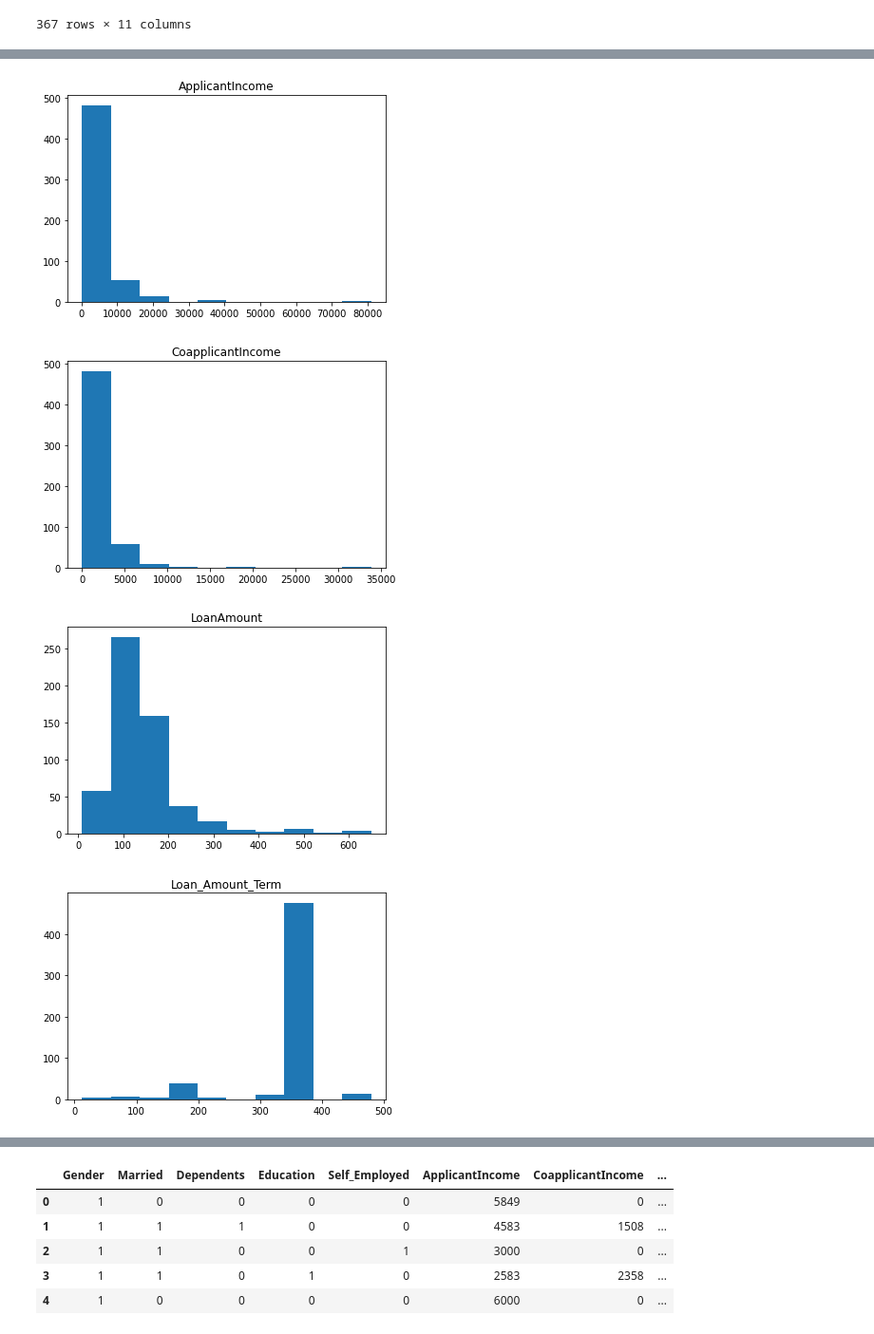
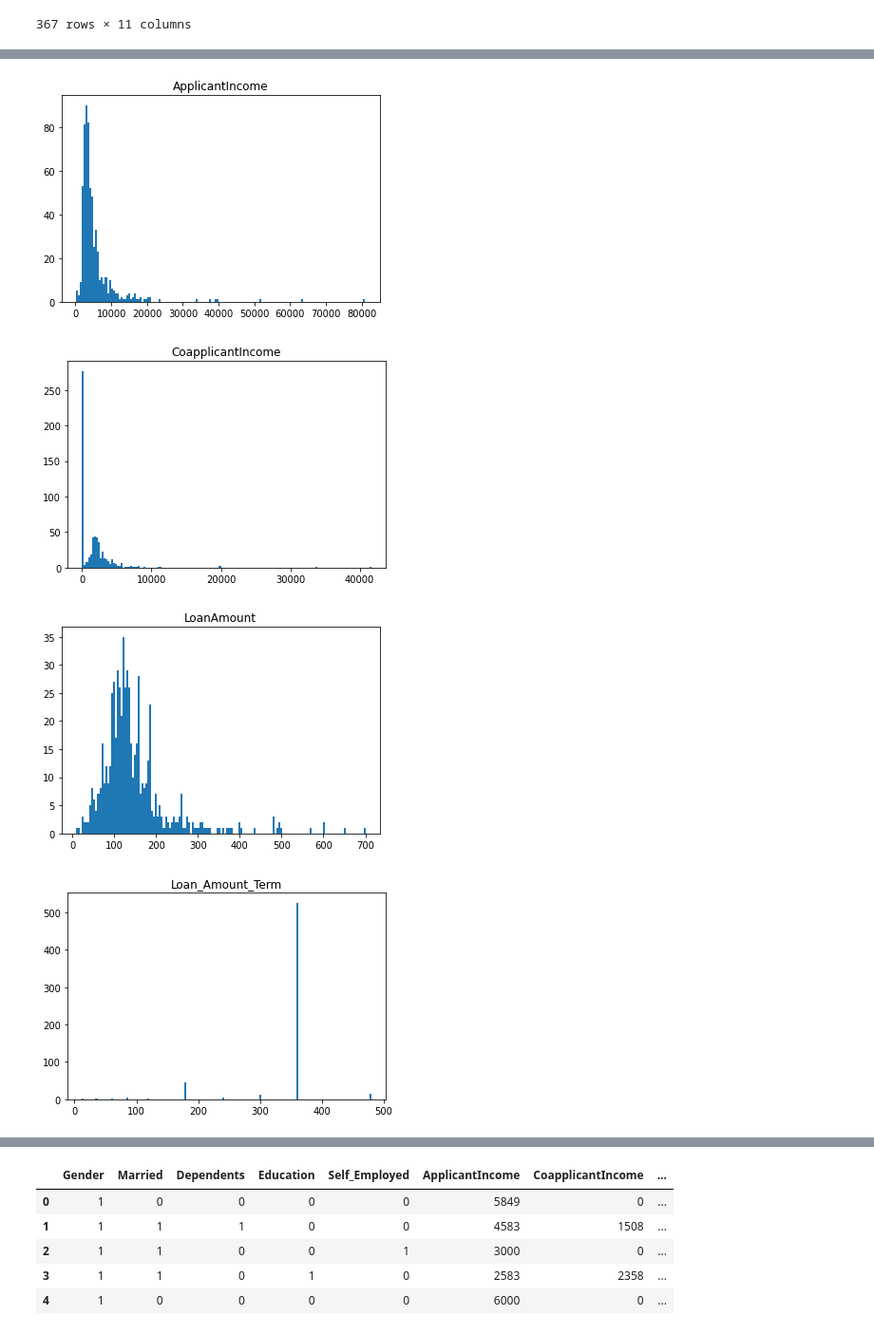
Before and after one commit to haltaf000/Loan-Calculator-, a Jupyter notebook: Loan Calculator.ipynb, the cells around one changed output, grey strips where cells are left out. Shown at 95% size. Saved outputs shown, nothing was run; the diff lists cells and outputs as text; code cells hidden in the pictures.

```diff
--- a/Loan Calculator.ipynb
+++ b/Loan Calculator.ipynb
@@ -72,7 +132,7 @@ train.duplicated().sum()
 # %% [output]
 0
 # %%
-train = train.fillna(train.mean())
+train = train.fillna(train.bfill())
 train
 # %% [output]
 |  | Gender | Married | Dependents | Education | Self_Employed | ApplicantIncome | CoapplicantIncome | ... |
@@ -235,19 +271,19 @@ plt.show()
 # %%
 num = train.select_dtypes('number').columns.to_list()
 #list of all the categoric columns
 cat = train.select_dtypes('object').columns.to_list()
 
 #numeric df
 loan_num =  train[num]
 #categoric df
 loan_cat = train[cat]
 
 for i in loan_num:
-    plt.hist(loan_num[i])
+    plt.hist(loan_num[i], bins=150)
     plt.title(i)
     plt.show()
 # %% [output]
-[figure, old version]
+[figure, new version]
-[figure, old version]
+[figure, new version]
-[figure, old version]
+[figure, new version]
-[figure, old version]
+[figure, new version]
```
Also changed, not shown: parts of 45 cells of this notebook.
